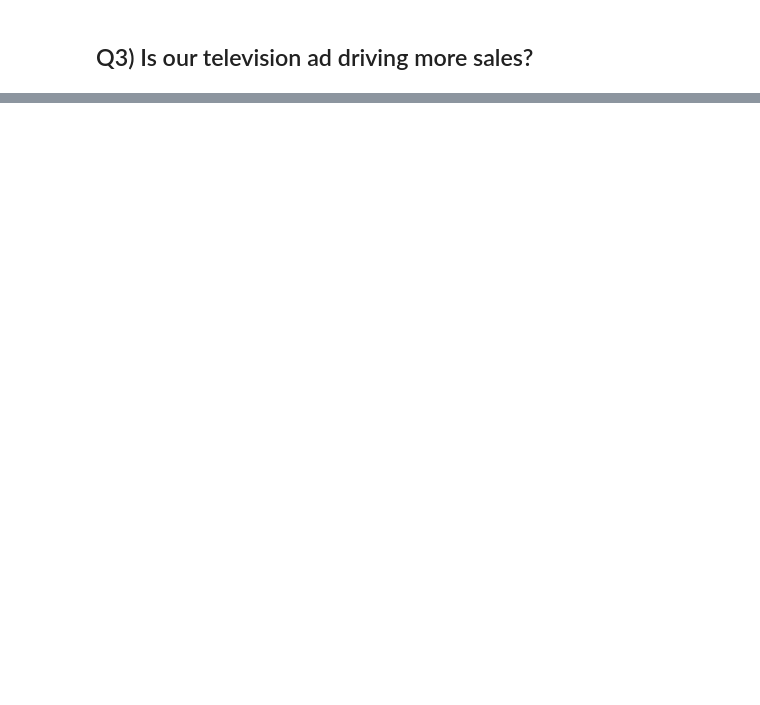
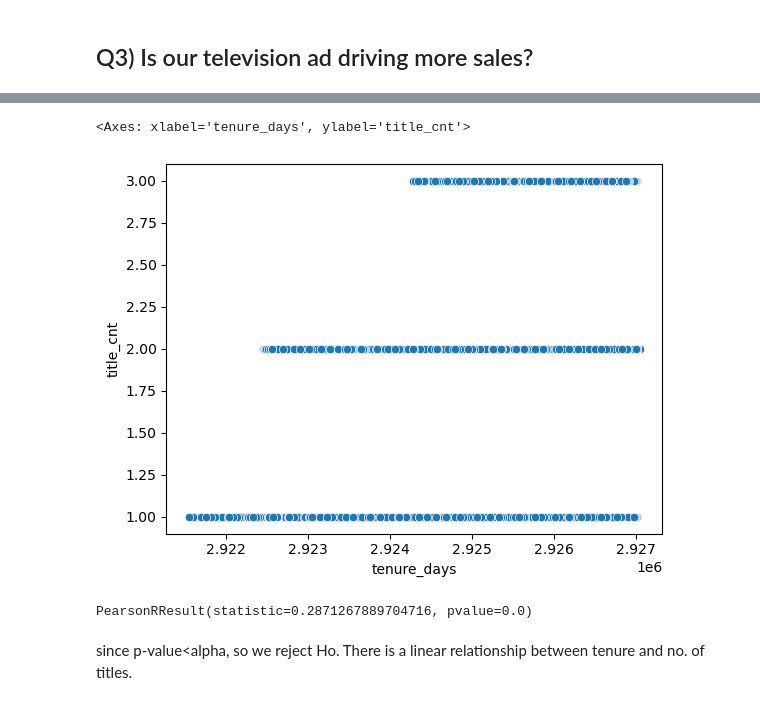
Before and after one commit to sikandar-shrestha/statistics-exercises, a Jupyter notebook: hypothesis_testing.ipynb, the cells around one changed output, grey strips where cells are left out. Drawn from its saved outputs; the diff is of its cells as text; code cells hidden in the pictures; blank space fills up the shorter version.

```diff
--- a/hypothesis_testing.ipynb
+++ b/hypothesis_testing.ipynb
@@ -50,0 +688,5 @@ Is our television ad driving more sales?
+# %%
+def get_db_url(hostname, username, password,database):
+        return f"mysql+pymysql://{username}:{password}@{hostname}/{database}"
+# %%
+url=get_db_url(env.hostname,env.username,env.password,'employees')
@@ -50,0 +760,14 @@ Is our television ad driving more sales?
+# %%
+query='''
+select emp_no, count(title) as title_cnt
+, datediff(max(to_date), hire_date) as tenure_days
+from employees
+	join titles
+		using (emp_no)
+group by emp_no
+having max(to_date) > now()
+
+'''
+# %%
+df=pd.read_sql(query,url)
+df.head()
@@ -50,0 +781,12 @@ Is our television ad driving more sales?
+# %%
+sns.scatterplot(data=df, x='tenure_days', y='title_cnt')
+# %% [output]
+<Axes: xlabel='tenure_days', ylabel='title_cnt'>
+[figure, added]
+# %%
+stats.pearsonr(df.tenure_days,df.title_cnt)
+# %% [output]
+PearsonRResult(statistic=0.2871267889704716, pvalue=0.0)
+# %% [markdown]
+since p-value<alpha, so we reject Ho.
+There is a linear relationship between tenure and no. of titles.
```
Also changed, not shown: parts of 148 cells of this notebook.
